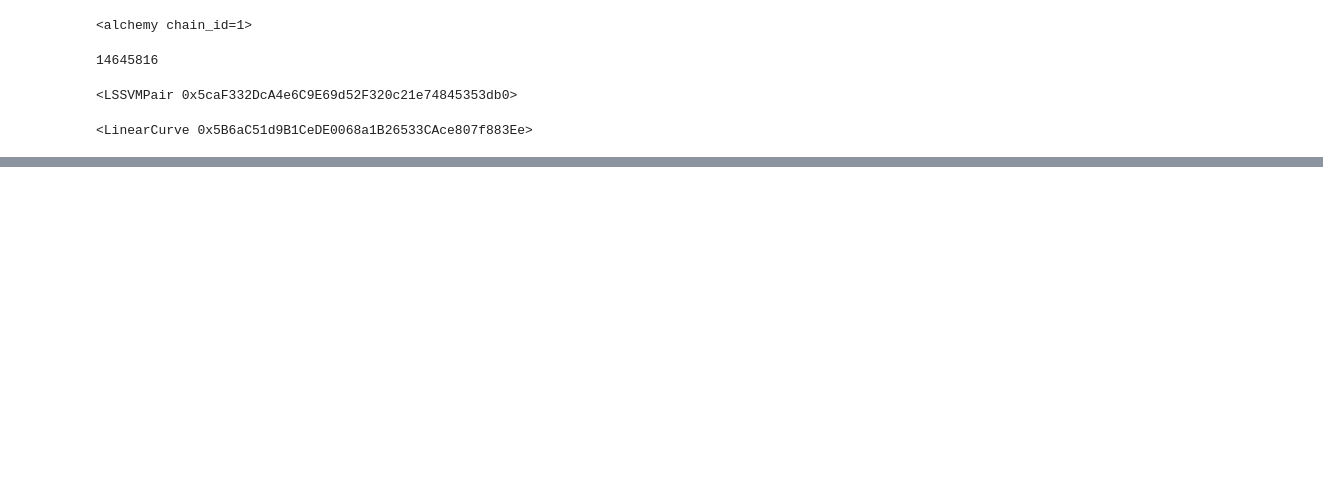
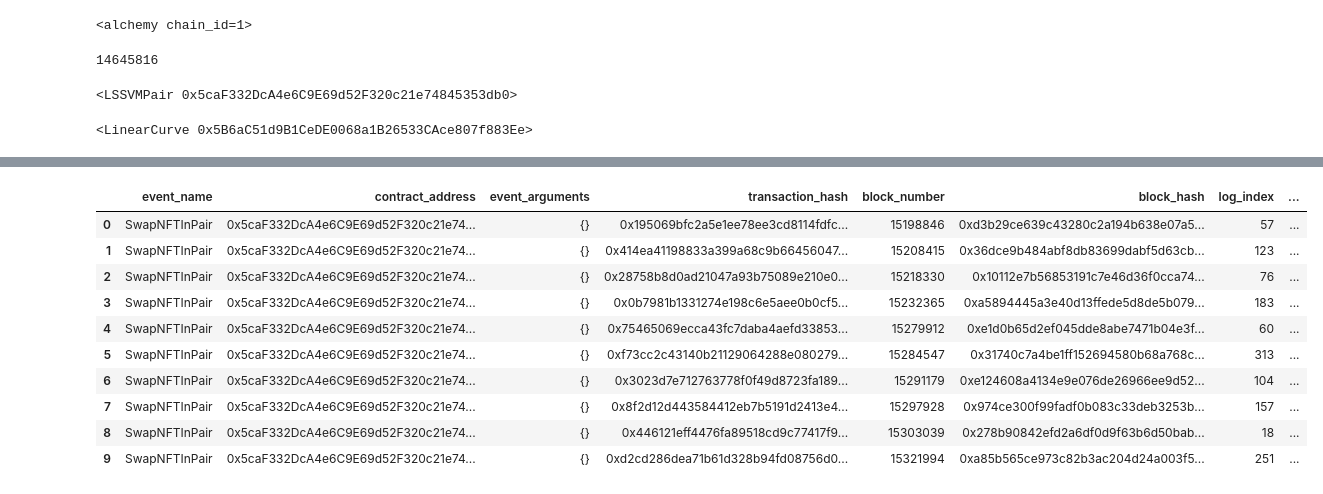
Before and after one commit to fmrmf/sudo-ape, a Jupyter notebook: notebook/sudo-pool.ipynb, the cells around one changed output, grey strips where cells are left out. Saved outputs shown, nothing was run; the diff lists cells and outputs as text; code cells hidden in the pictures; blank space fills up the shorter version.

```diff
--- a/notebook/sudo-pool.ipynb
+++ b/notebook/sudo-pool.ipynb
@@ -54,5 +70,5 @@ curve
 # %%
-# query for historical NFT in swap events
+# query for historical NFT in swap in events
 %time query_swaps_in = pool.SwapNFTInPair.query('*', start_block=start_block)
-query_swaps_in
+query_swaps_in[:10]
 # %% [output]
@@ -59,0 +77,11 @@ INFO: Cache database has not been initialized
+|  | event_name | contract_address | event_arguments | transaction_hash | block_number | block_hash | log_index | ... |
+| 0 | SwapNFTInPair | 0x5caF332DcA4e6C9E69d52F320c21e74... | {} | 0x195069bfc2a5e1ee78ee3cd8114fdfc... | 15198846 | 0xd3b29ce639c43280c2a194b638e07a5... | 57 | ... |
+| 1 | SwapNFTInPair | 0x5caF332DcA4e6C9E69d52F320c21e74... | {} | 0x414ea41198833a399a68c9b66456047... | 15208415 | 0x36dce9b484abf8db83699dabf5d63cb... | 123 | ... |
+| 2 | SwapNFTInPair | 0x5caF332DcA4e6C9E69d52F320c21e74... | {} | 0x28758b8d0ad21047a93b75089e210e0... | 15218330 | 0x10112e7b56853191c7e46d36f0cca74... | 76 | ... |
+| 3 | SwapNFTInPair | 0x5caF332DcA4e6C9E69d52F320c21e74... | {} | 0x0b7981b1331274e198c6e5aee0b0cf5... | 15232365 | 0xa5894445a3e40d13ffede5d8de5b079... | 183 | ... |
+| 4 | SwapNFTInPair | 0x5caF332DcA4e6C9E69d52F320c21e74... | {} | 0x75465069ecca43fc7daba4aefd33853... | 15279912 | 0xe1d0b65d2ef045dde8abe7471b04e3f... | 60 | ... |
+| 5 | SwapNFTInPair | 0x5caF332DcA4e6C9E69d52F320c21e74... | {} | 0xf73cc2c43140b21129064288e080279... | 15284547 | 0x31740c7a4be1ff152694580b68a768c... | 313 | ... |
+| 6 | SwapNFTInPair | 0x5caF332DcA4e6C9E69d52F320c21e74... | {} | 0x3023d7e712763778f0f49d8723fa189... | 15291179 | 0xe124608a4134e9e076de26966ee9d52... | 104 | ... |
+| 7 | SwapNFTInPair | 0x5caF332DcA4e6C9E69d52F320c21e74... | {} | 0x8f2d12d443584412eb7b5191d2413e4... | 15297928 | 0x974ce300f99fadf0b083c33deb3253b... | 157 | ... |
+| 8 | SwapNFTInPair | 0x5caF332DcA4e6C9E69d52F320c21e74... | {} | 0x446121eff4476fa89518cd9c77417f9... | 15303039 | 0x278b90842efd2a6df0d9f63b6d50bab... | 18 | ... |
+| 9 | SwapNFTInPair | 0x5caF332DcA4e6C9E69d52F320c21e74... | {} | 0xd2cd286dea71b61d328b94fd08756d0... | 15321994 | 0xa85b565ce973c82b3ac204d24a003f5... | 251 | ... |
```
Also changed, not shown: parts of 9 cells of this notebook, 1 other file.
